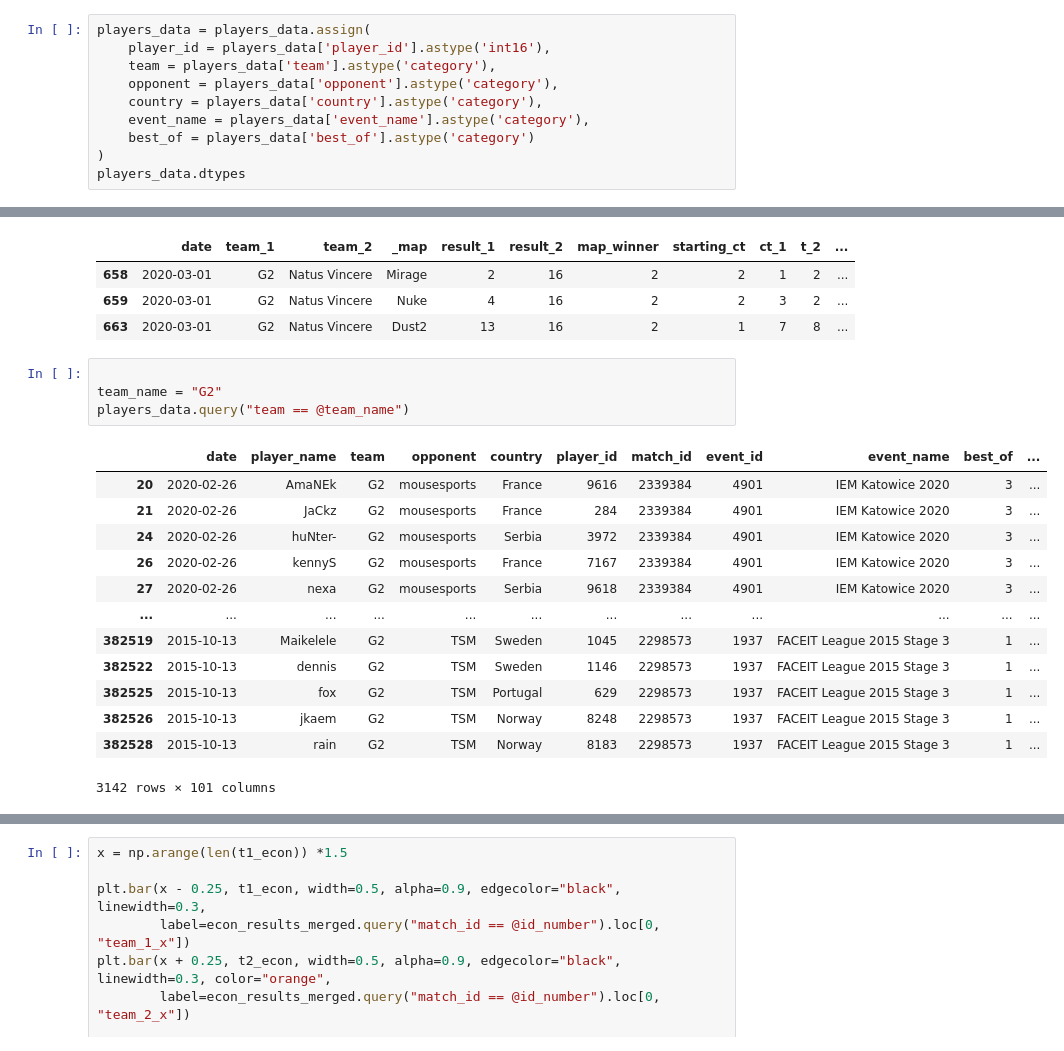
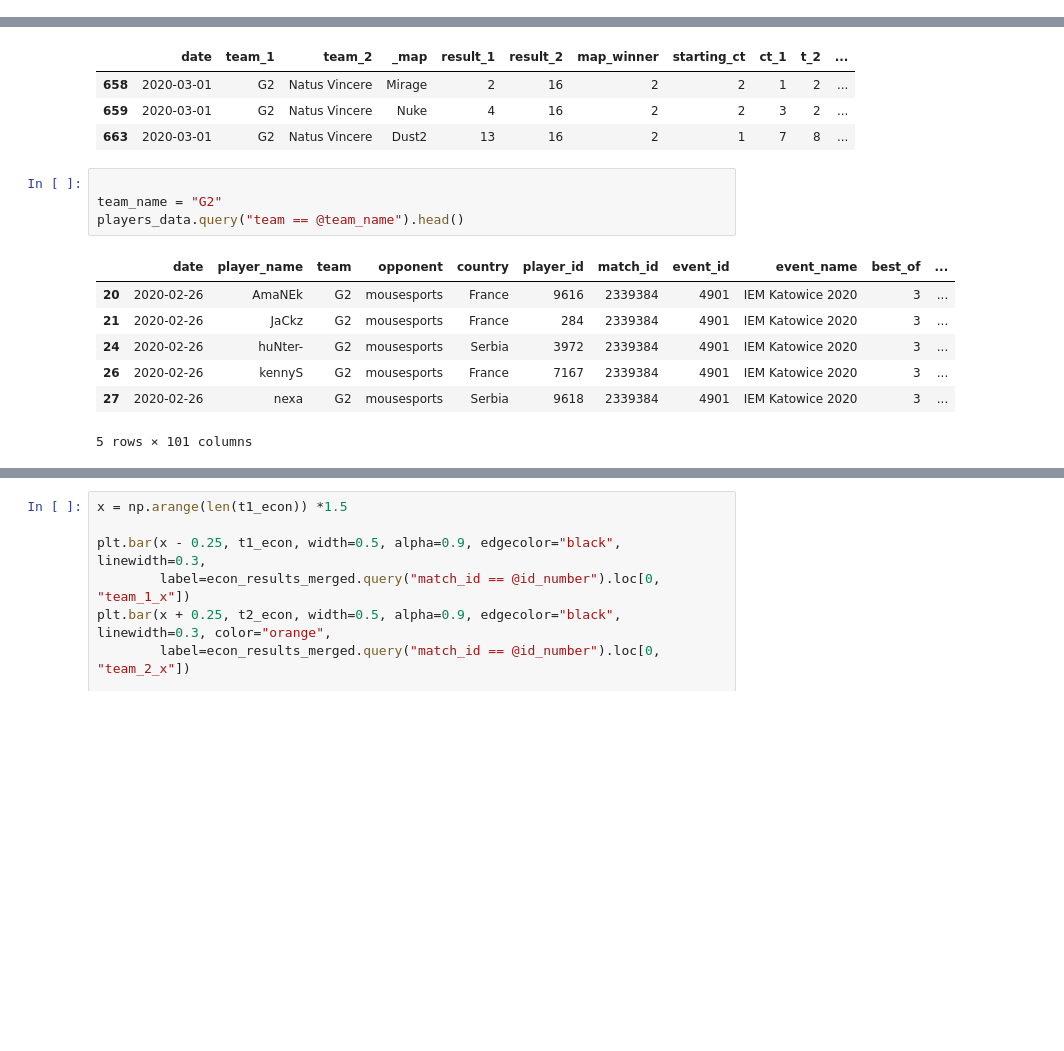
Before and after one commit to ValDevelopment/CS-GO-Team-Economy, a Jupyter notebook: notebooks/.notebook/01_data_overview_viz.ipynb, the cells around one changed output, grey strips where cells are left out. Saved outputs shown, nothing was run; the diff lists cells and outputs as text; blank space fills up the shorter version.

```diff
--- a/notebooks/.notebook/01_data_overview_viz.ipynb
+++ b/notebooks/.notebook/01_data_overview_viz.ipynb
@@ -27,10 +20,0 @@ players_data
-# %%
-players_data = players_data.assign(
-    player_id = players_data['player_id'].astype('int16'),
-    team = players_data['team'].astype('category'),
-    opponent = players_data['opponent'].astype('category'),
-    country = players_data['country'].astype('category'),
-    event_name = players_data['event_name'].astype('category'),
-    best_of = players_data['best_of'].astype('category')
-)
-players_data.dtypes
@@ -76,21 +38,15 @@ results_data.query("match_id == @id_number")
 # %%
 
 team_name = "G2"
-players_data.query("team == @team_name")
+players_data.query("team == @team_name").head()
 # %% [output]
 |  | date | player_name | team | opponent | country | player_id | match_id | event_id | event_name | best_of | ... |
 | 20 | 2020-02-26 | AmaNEk | G2 | mousesports | France | 9616 | 2339384 | 4901 | IEM Katowice 2020 | 3 | ... |
 | 21 | 2020-02-26 | JaCkz | G2 | mousesports | France | 284 | 2339384 | 4901 | IEM Katowice 2020 | 3 | ... |
 | 24 | 2020-02-26 | huNter- | G2 | mousesports | Serbia | 3972 | 2339384 | 4901 | IEM Katowice 2020 | 3 | ... |
 | 26 | 2020-02-26 | kennyS | G2 | mousesports | France | 7167 | 2339384 | 4901 | IEM Katowice 2020 | 3 | ... |
 | 27 | 2020-02-26 | nexa | G2 | mousesports | Serbia | 9618 | 2339384 | 4901 | IEM Katowice 2020 | 3 | ... |
-| ... | ... | ... | ... | ... | ... | ... | ... | ... | ... | ... | ... |
-| 382519 | 2015-10-13 | Maikelele | G2 | TSM | Sweden | 1045 | 2298573 | 1937 | FACEIT League 2015 Stage 3 | 1 | ... |
-| 382522 | 2015-10-13 | dennis | G2 | TSM | Sweden | 1146 | 2298573 | 1937 | FACEIT League 2015 Stage 3 | 1 | ... |
-| 382525 | 2015-10-13 | fox | G2 | TSM | Portugal | 629 | 2298573 | 1937 | FACEIT League 2015 Stage 3 | 1 | ... |
-| 382526 | 2015-10-13 | jkaem | G2 | TSM | Norway | 8248 | 2298573 | 1937 | FACEIT League 2015 Stage 3 | 1 | ... |
-| 382528 | 2015-10-13 | rain | G2 | TSM | Norway | 8183 | 2298573 | 1937 | FACEIT League 2015 Stage 3 | 1 | ... |
-3142 rows × 101 columns
+5 rows × 101 columns
 # %%
 econ_results_merged = pd.merge(econ_data, results_data, on = ["match_id", "_map"], how = "left")
 map = 3
```
Also changed, not shown: parts of 5 cells of this notebook.
